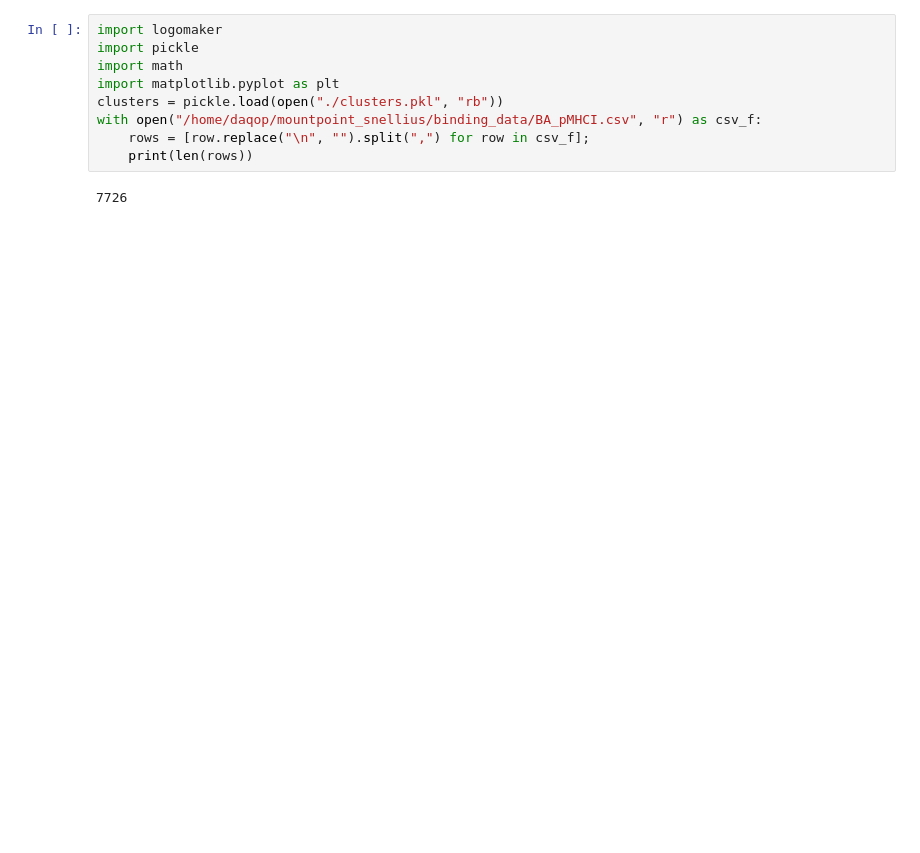
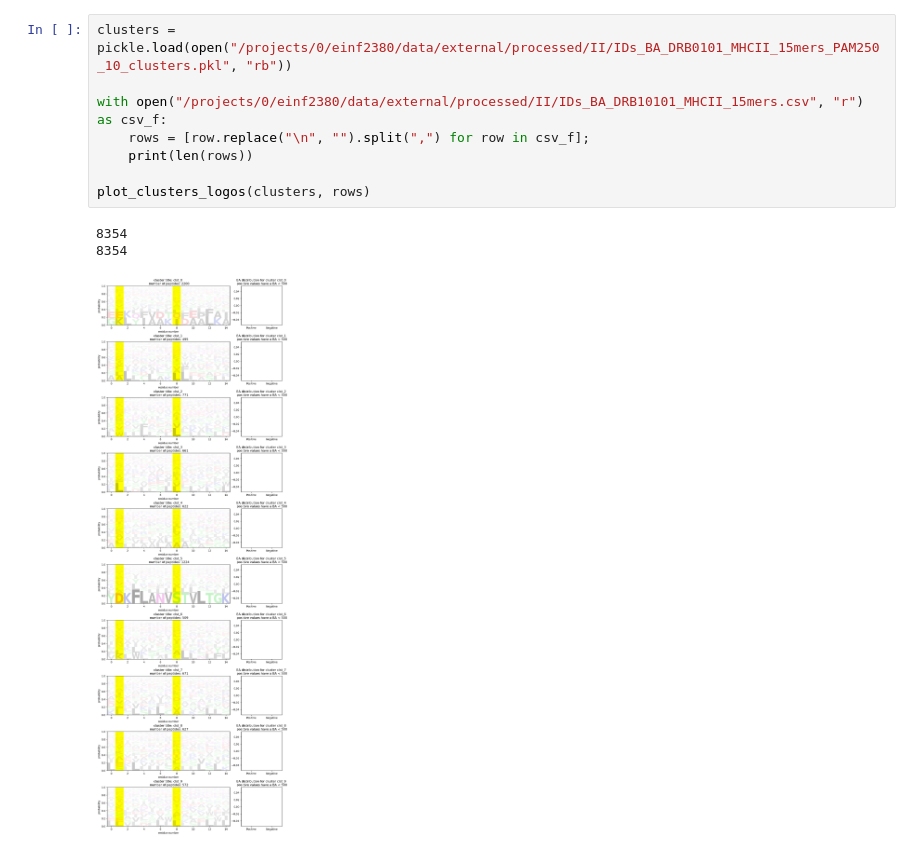
Before and after one commit to DeepRank/3D-Vac, a Jupyter notebook: src/exploration/draw_cluster_motifs.ipynb, the cells around one changed output. Drawn from its saved outputs; the diff is of its cells as text; blank space fills up the shorter version.

```diff
--- a/src/exploration/draw_cluster_motifs.ipynb
+++ b/src/exploration/draw_cluster_motifs.ipynb
@@ -1,11 +36,12 @@
 # %%
-import logomaker
-import pickle
-import math
-import matplotlib.pyplot as plt
-clusters = pickle.load(open("./clusters.pkl", "rb"))
-with open("/home/daqop/mountpoint_snellius/binding_data/BA_pMHCI.csv", "r") as csv_f:
+clusters = pickle.load(open("/projects/0/einf2380/data/external/processed/II/IDs_BA_DRB0101_MHCII_15mers_PAM250_10_clusters.pkl", "rb"))
+
+with open("/projects/0/einf2380/data/external/processed/II/IDs_BA_DRB10101_MHCII_15mers.csv", "r") as csv_f:
     rows = [row.replace("\n", "").split(",") for row in csv_f];
     print(len(rows))
+
+plot_clusters_logos(clusters, rows)
 # %% [output]
-7726
+8354
+8354
+[figure, added]
```
Also changed, not shown: parts of 3 cells of this notebook, 22 other files.
